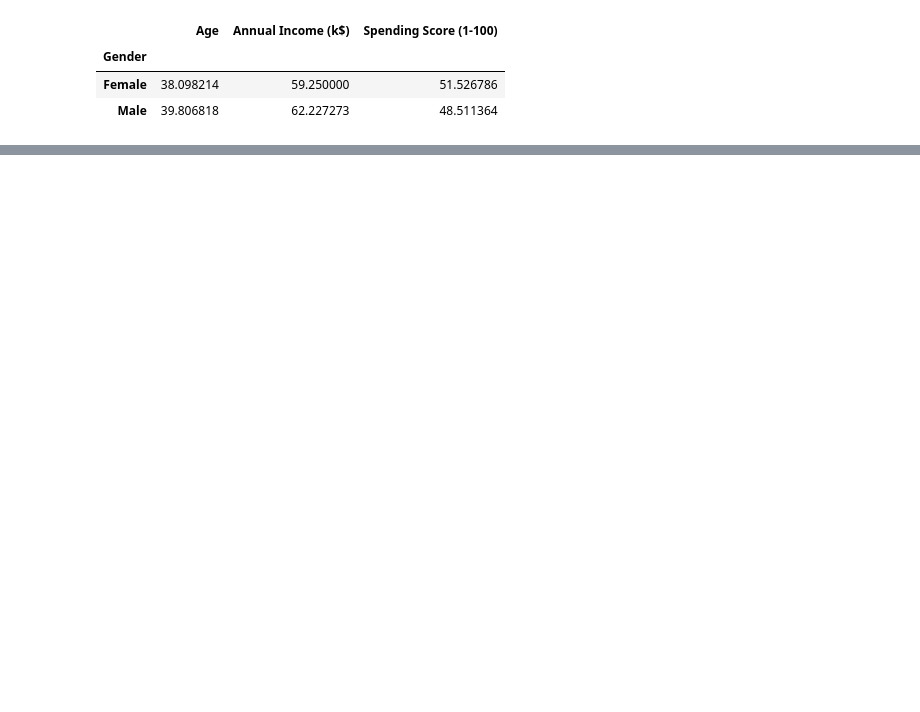
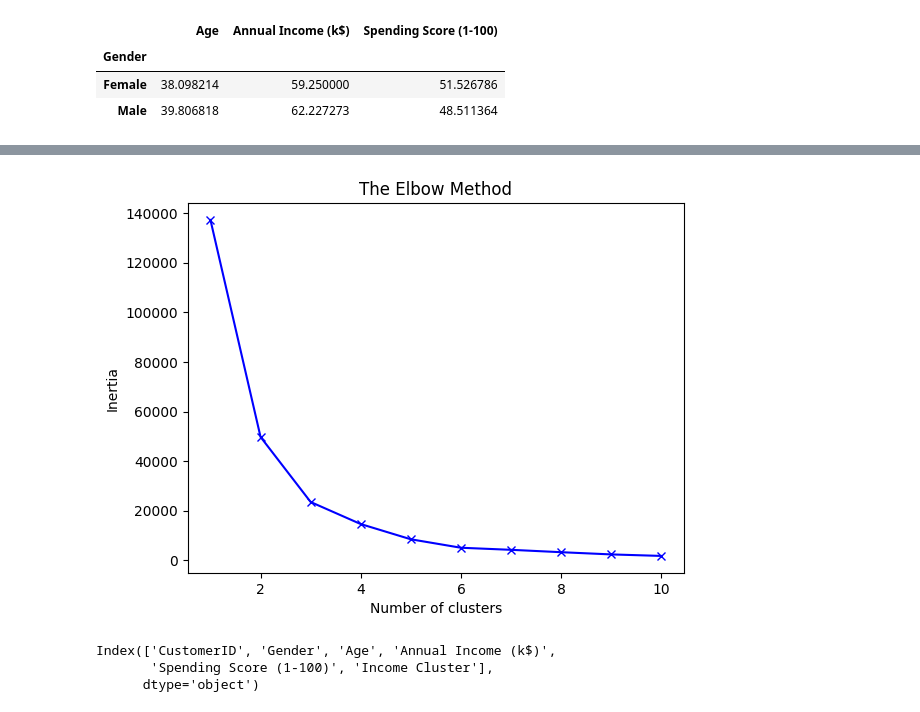
Before and after one commit to kiki-glitch/DataAnalysis-Portfolio, a Jupyter notebook: Mall_Customers.ipynb, the cells around one changed output, grey strips where cells are left out. Saved outputs shown, nothing was run; the diff lists cells and outputs as text; code cells hidden in the pictures; blank space fills up the shorter version.

```diff
--- a/Mall_Customers.ipynb
+++ b/Mall_Customers.ipynb
@@ -108,0 +130,2 @@ sns.heatmap(df.drop('Gender', axis=1).corr(), annot=True, cmap='coolwarm');
+# %%
+df['Income Cluster'] = clustering1.labels_
@@ -108,0 +159,6 @@ sns.heatmap(df.drop('Gender', axis=1).corr(), annot=True, cmap='coolwarm');
+# %%
+inertia_scores = []
+for i in range(1,11):
+  clustering1 = KMeans(n_clusters=i)
+  clustering1.fit(df[['Annual Income (k$)']])
+  inertia_scores.append(clustering1.inertia_)
@@ -108,0 +178,14 @@ sns.heatmap(df.drop('Gender', axis=1).corr(), annot=True, cmap='coolwarm');
+# %%
+plt.plot(range(1,11), inertia_scores, 'bx-')
+plt.xlabel('Number of clusters')
+plt.ylabel('Inertia')
+plt.title('The Elbow Method')
+plt.show()
+# %% [output]
+[figure, added]
+# %%
+df.columns
+# %% [output]
+Index(['CustomerID', 'Gender', 'Age', 'Annual Income (k$)',
+       'Spending Score (1-100)', 'Income Cluster'],
+      dtype='object')
```
Also changed, not shown: parts of 18 cells of this notebook.
